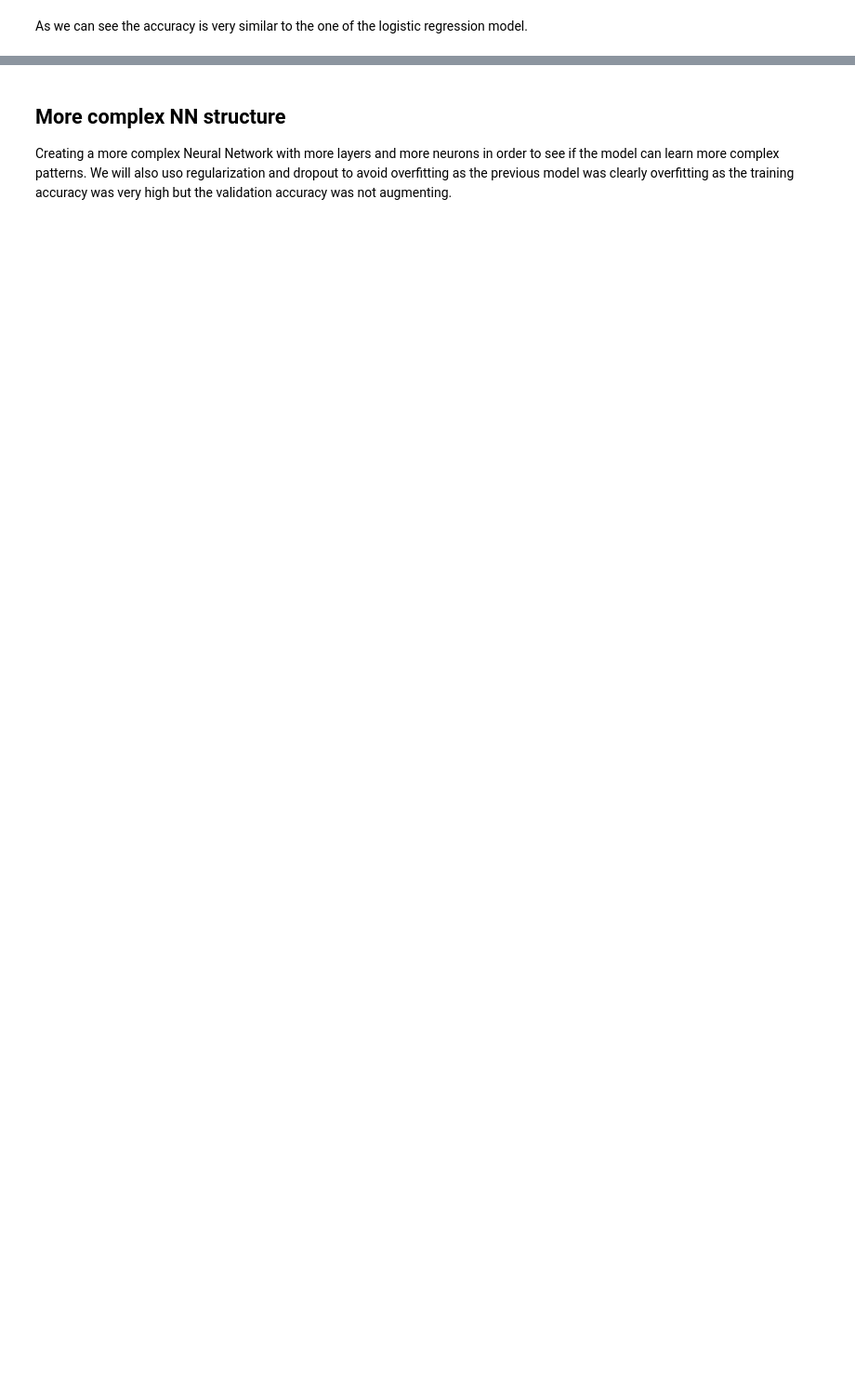
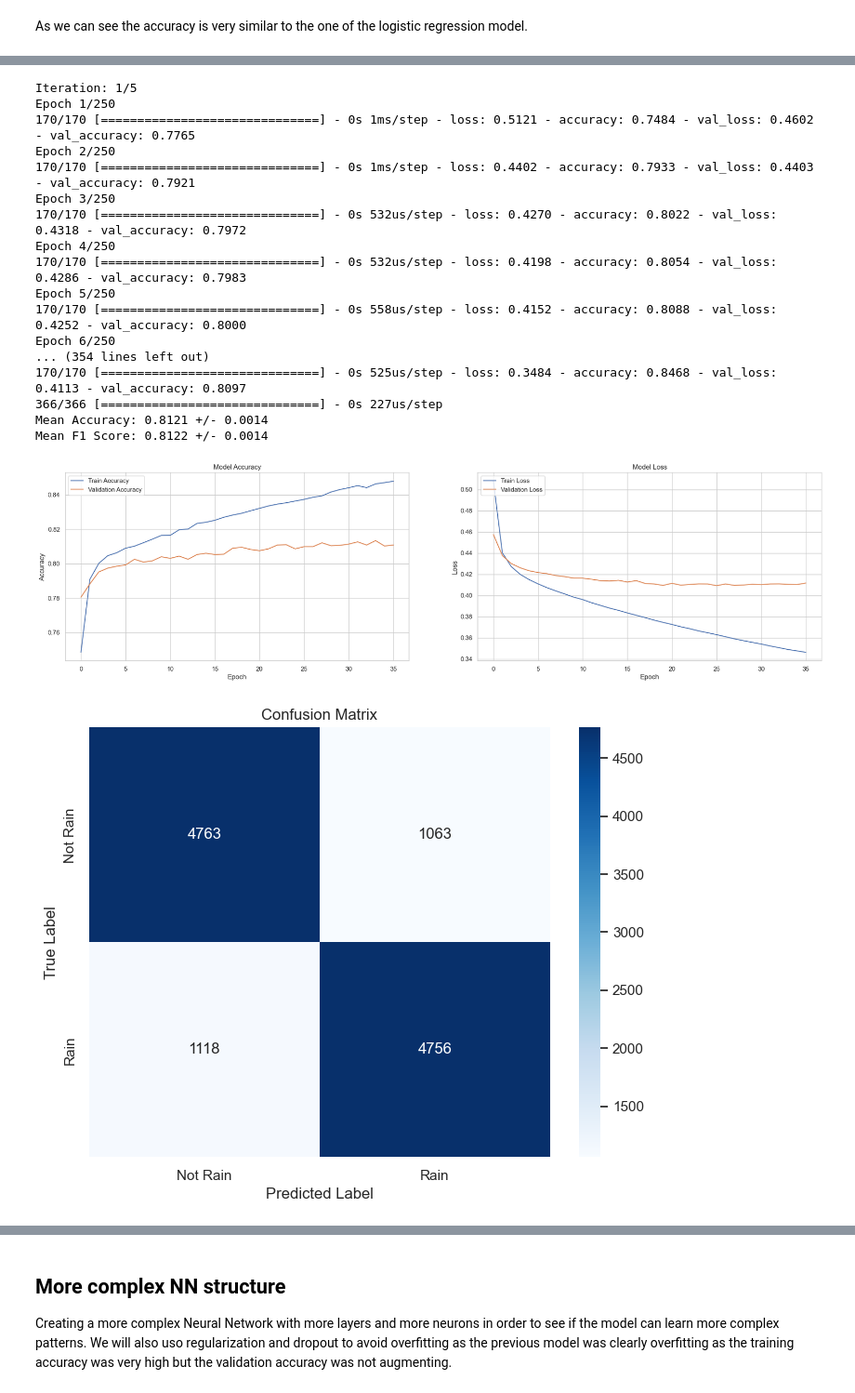
Before and after one commit to rogerbaiges/MLP-Model-Improvement-Project, a Jupyter notebook: src/MLP-improvement.ipynb, the cells around one changed output, grey strips where cells are left out. Shown at 93% size. Cells and saved outputs as stored; diff of their text form; code cells hidden in the pictures; blank space fills up the shorter version.

```diff
--- a/src/MLP-improvement.ipynb
+++ b/src/MLP-improvement.ipynb
@@ -1280,0 +1283,39 @@ Seen that the accuracy of the model is very similar to the one of the logistic r
+# %%
+def create_one_layer_model():
+    model = Sequential([
+        Dense(64, activation='relu'),
+        Dense(1, activation='sigmoid')
+    ])
+    model.compile(optimizer=legacy.Adam(learning_rate=0.0005),
+                  loss='binary_crossentropy',
+                  metrics=['accuracy'])
+    return model
+
+# Train and visualize the model
+model_one_layer, history_one_layer = train_and_evaluate_nn(create_one_layer_model, X_train_transformed, y_train, X_test_transformed, y_test, epochs=250, batch_size=128, use_early_stopping=True, number_iterations=5, title='one_layer_relu')
+model_results.append({
+    'Model': 'One Layer Model',
+    'Accuracy': np.max(history_one_layer.history['val_accuracy']),
+    'F1 Score': f1_score(y_test, (model_one_layer.predict(X_test_transformed) > 0.5).astype(int)),
+    'ROC AUC': roc_auc_score(y_test, model_one_layer.predict(X_test_transformed))
+})
+# %% [output]
+Iteration: 1/5
+Epoch 1/250
+170/170 [==============================] - 0s 1ms/step - loss: 0.5121 - accuracy: 0.7484 - val_loss: 0.4602 - val_accuracy: 0.7765
+Epoch 2/250
+170/170 [==============================] - 0s 1ms/step - loss: 0.4402 - accuracy: 0.7933 - val_loss: 0.4403 - val_accuracy: 0.7921
+Epoch 3/250
+170/170 [==============================] - 0s 532us/step - loss: 0.4270 - accuracy: 0.8022 - val_loss: 0.4318 - val_accuracy: 0.7972
+Epoch 4/250
+170/170 [==============================] - 0s 532us/step - loss: 0.4198 - accuracy: 0.8054 - val_loss: 0.4286 - val_accuracy: 0.7983
+Epoch 5/250
+170/170 [==============================] - 0s 558us/step - loss: 0.4152 - accuracy: 0.8088 - val_loss: 0.4252 - val_accuracy: 0.8000
+Epoch 6/250
+... (354 lines left out)
+170/170 [==============================] - 0s 525us/step - loss: 0.3484 - accuracy: 0.8468 - val_loss: 0.4113 - val_accuracy: 0.8097
+366/366 [==============================] - 0s 227us/step
+Mean Accuracy: 0.8121 +/- 0.0014
+Mean F1 Score: 0.8122 +/- 0.0014
+[figure, added]
+[figure, added]
```
Also changed, not shown: parts of 11 cells of this notebook, 8 other files.
